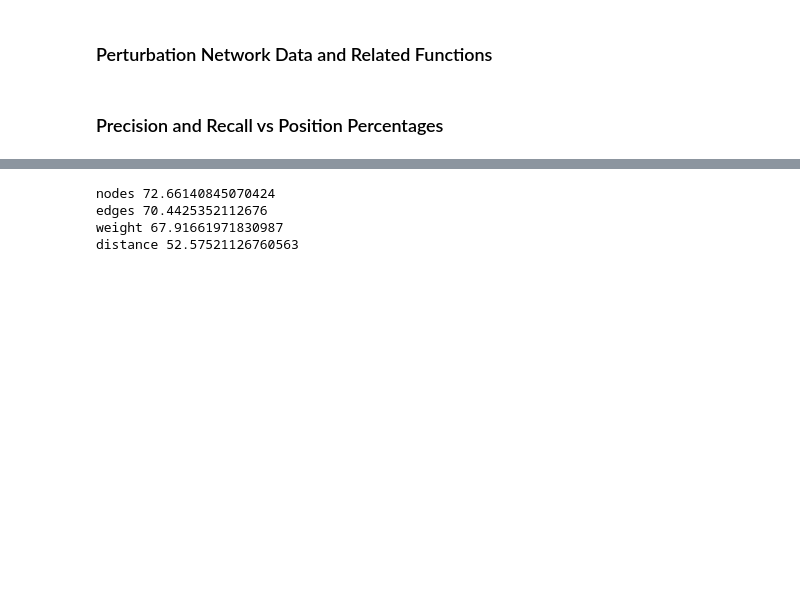
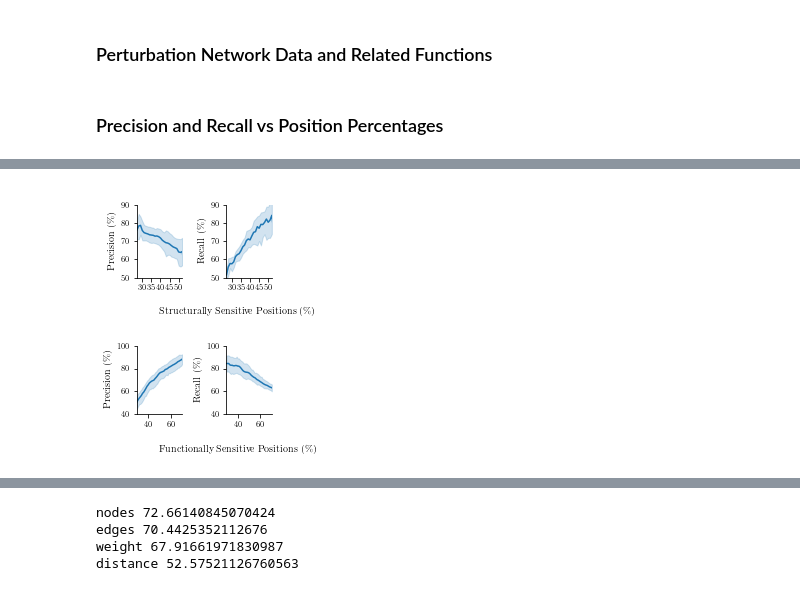
Before and after one commit to CrisSotomayor/perturbation-networks-get-data-, a Jupyter notebook: figure_behavior.ipynb, the cells around one changed output, grey strips where cells are left out. Cells and saved outputs as stored; diff of their text form; code cells hidden in the pictures; blank space fills up the shorter version.

```diff
--- a/figure_behavior.ipynb
+++ b/figure_behavior.ipynb
@@ -188,0 +180,28 @@ g2.savefig('figures/behavior2.png', dpi=300)
+# %%
+g2 = sns.FacetGrid(data=df2, col="Type", sharex=False, sharey=False, col_wrap=2, height=4, aspect=.66)
+g2.map(sns.lineplot, "Percentage", "Score")
+g2.set_titles(col_template = ' ')
+
+g2.fig.text(0.35,0.01, "Functionally Sensitive Positions (\%)", fontsize=10)
+g2.fig.text(0.35,0.49, "Structurally Sensitive Positions (\%)", fontsize=10)
+
+for i, ax in enumerate(g2.axes.flat):
+    ax.set_aspect(1)
+    ax.set_xlabel("")
+    if i in [0,1]:
+        ax.set_xlim(27,52)
+        ax.set_ylim(50,90)
+        ax.set_xticks([30, 35, 40, 45, 50])
+    else:
+        ax.set_xlim(30,70)
+        ax.set_ylim(40,100)
+
+    if i in [0, 2]:
+        ax.set_ylabel("Precision (\%)")
+    else:
+        ax.set_ylabel("Recall (\%)")
+
+plt.subplots_adjust(hspace=0.6, wspace=0.4)
+plt.tight_layout()
+# %% [output]
+[figure, added]
```
Also changed, not shown: parts of 39 cells of this notebook, 32 other files.
